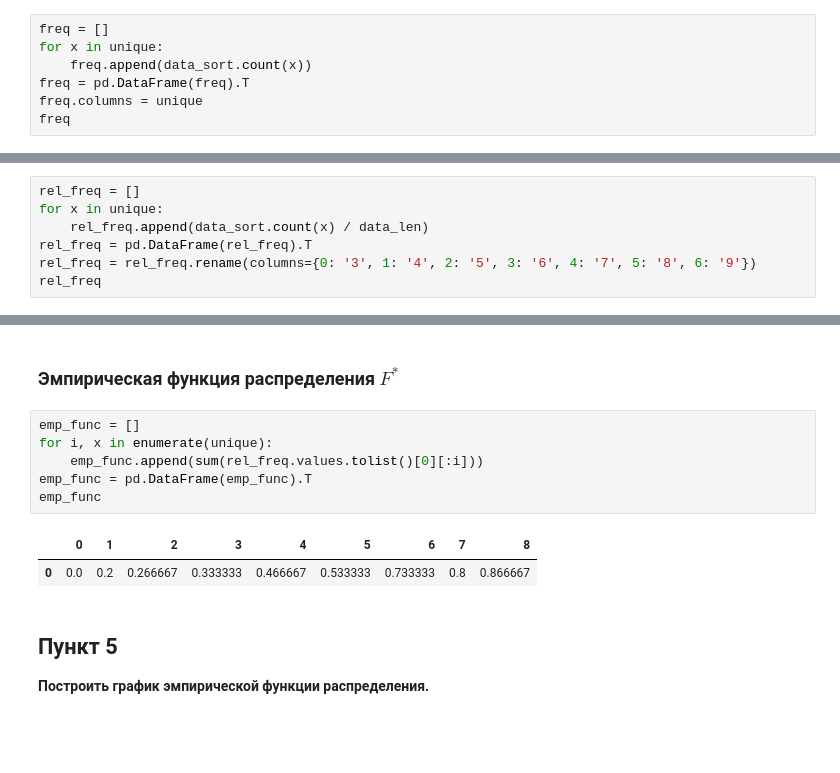
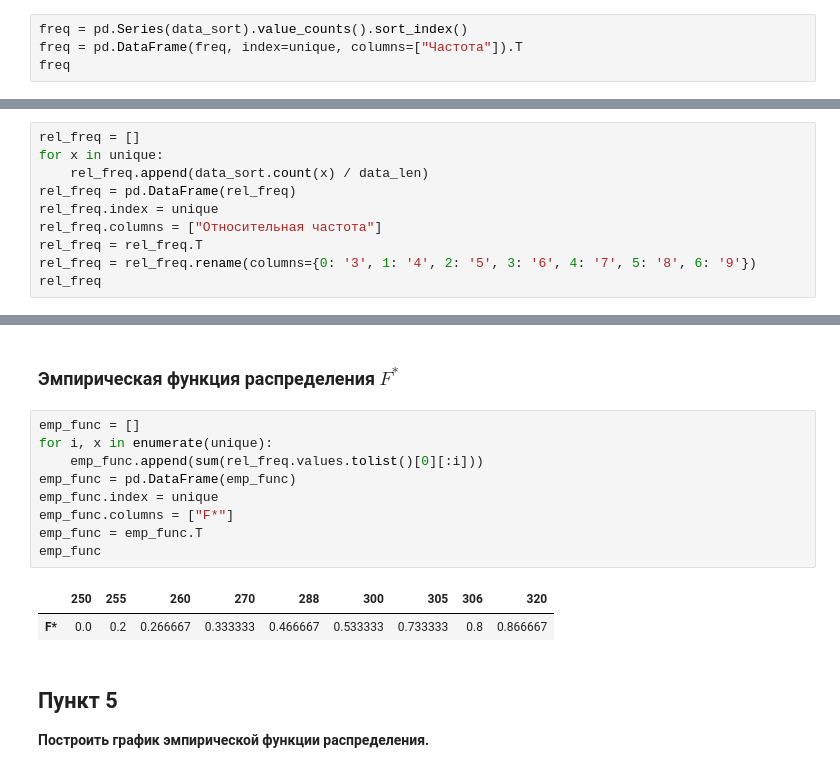
Before and after one commit to CosmDandy/Polytech-4-Sem-Statistics, a Jupyter notebook: Python/LB1/LB1_Test_1.ipynb, the cells around one changed output, grey strips where cells are left out. Saved outputs shown, nothing was run; the diff lists cells and outputs as text; blank space fills up the shorter version.

```diff
--- a/Python/LB1/LB1_Test_1.ipynb
+++ b/Python/LB1/LB1_Test_1.ipynb
@@ -71,11 +73,8 @@ unique
 # %% [markdown]
 ### Частота, $n_i$
 # %%
-freq = []
-for x in unique:
-    freq.append(data_sort.count(x))
-freq = pd.DataFrame(freq).T
-freq.columns = unique
+freq = pd.Series(data_sort).value_counts().sort_index()
+freq = pd.DataFrame(freq, index=unique, columns=["Частота"]).T
 freq
 # %% [output]
 |  | 250 | 255 | 260 | 270 | 288 | 300 | 305 | 306 | 320 |
@@ -86,7 +85,10 @@ freq
 rel_freq = []
 for x in unique:
     rel_freq.append(data_sort.count(x) / data_len)
-rel_freq = pd.DataFrame(rel_freq).T
+rel_freq = pd.DataFrame(rel_freq)
+rel_freq.index = unique
+rel_freq.columns = ["Относительная частота"]
+rel_freq = rel_freq.T
 rel_freq = rel_freq.rename(columns={0: '3', 1: '4', 2: '5', 3: '6', 4: '7', 5: '8', 6: '9'})
 rel_freq
 # %% [output]
@@ -117,12 +145,15 @@ fig.show()
 # %%
 emp_func = []
 for i, x in enumerate(unique):
     emp_func.append(sum(rel_freq.values.tolist()[0][:i]))
-emp_func = pd.DataFrame(emp_func).T
+emp_func = pd.DataFrame(emp_func)
+emp_func.index = unique
+emp_func.columns = ["F*"]
+emp_func = emp_func.T
 emp_func
 # %% [output]
-|  | 0 | 1 | 2 | 3 | 4 | 5 | 6 | 7 | 8 |
-| 0 | 0.0 | 0.2 | 0.266667 | 0.333333 | 0.466667 | 0.533333 | 0.733333 | 0.8 | 0.866667 |
+|  | 250 | 255 | 260 | 270 | 288 | 300 | 305 | 306 | 320 |
+| F* | 0.0 | 0.2 | 0.266667 | 0.333333 | 0.466667 | 0.533333 | 0.733333 | 0.8 | 0.866667 |
 # %% [markdown]
 ## Пункт 5
 **Построить график эмпирической функции распределения.**
```
Also changed, not shown: parts of 6 cells of this notebook.
